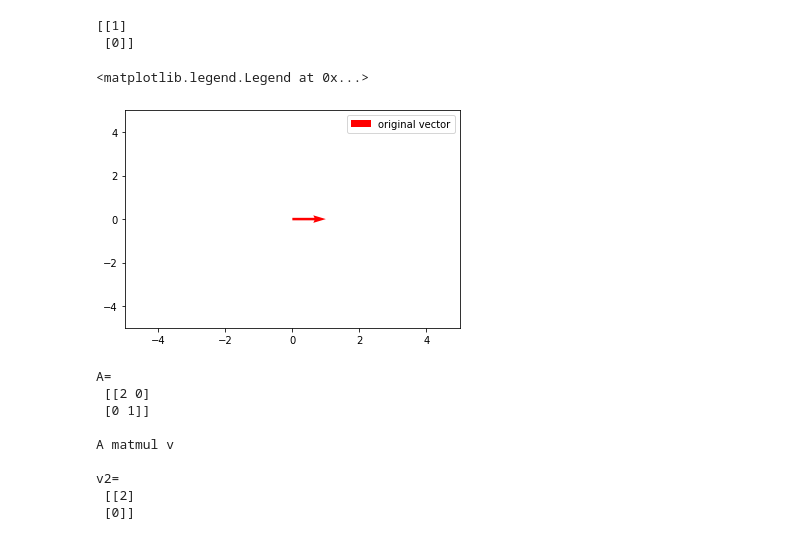
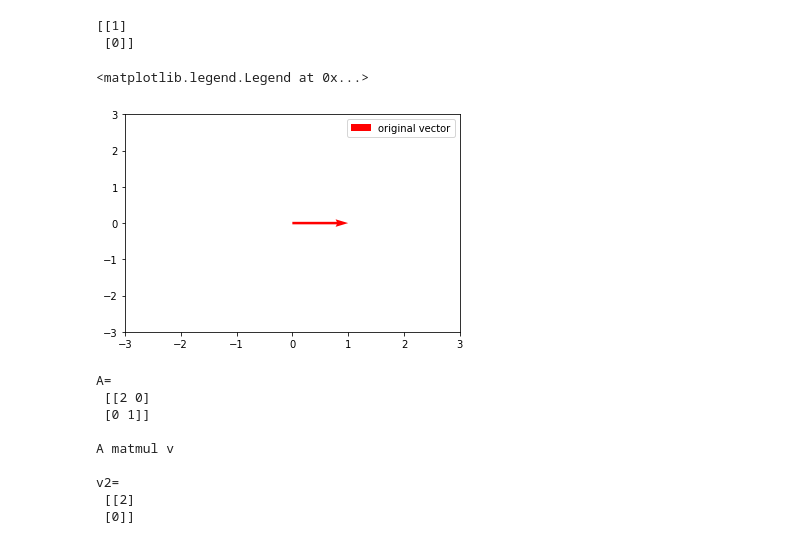
Before and after one commit to sbustamante/ComputationalMethods, a Jupyter notebook: extras/Linear_Algebra/linear_algebra_3.ipynb, the cells around one changed output. Drawn from its saved outputs; the diff is of its cells as text; code cells hidden in the pictures.

```diff
--- a/extras/Linear_Algebra/linear_algebra_3.ipynb
+++ b/extras/Linear_Algebra/linear_algebra_3.ipynb
@@ -213,12 +223,12 @@ print(v)
 # %%
 fig,ax=plt.subplots(1,1)
 ax.quiver(orig[0,0],orig[0,1],v[0],v[1], angles='xy', scale_units='xy', scale=1,color='r',label='original vector')
-ax.set_ylim(-5,5)
-ax.set_xlim(-5,5)
+ax.set_ylim(-3,3)
+ax.set_xlim(-3,3)
 ax.legend()
 # %% [output]
 <matplotlib.legend.Legend at 0x...>
-[figure, old version]
+[figure, new version]
 # %%
 A=np.array([[2,0],[0,1]])
 print('A=\n',A)
```
Also changed, not shown: parts of 21 cells of this notebook.
